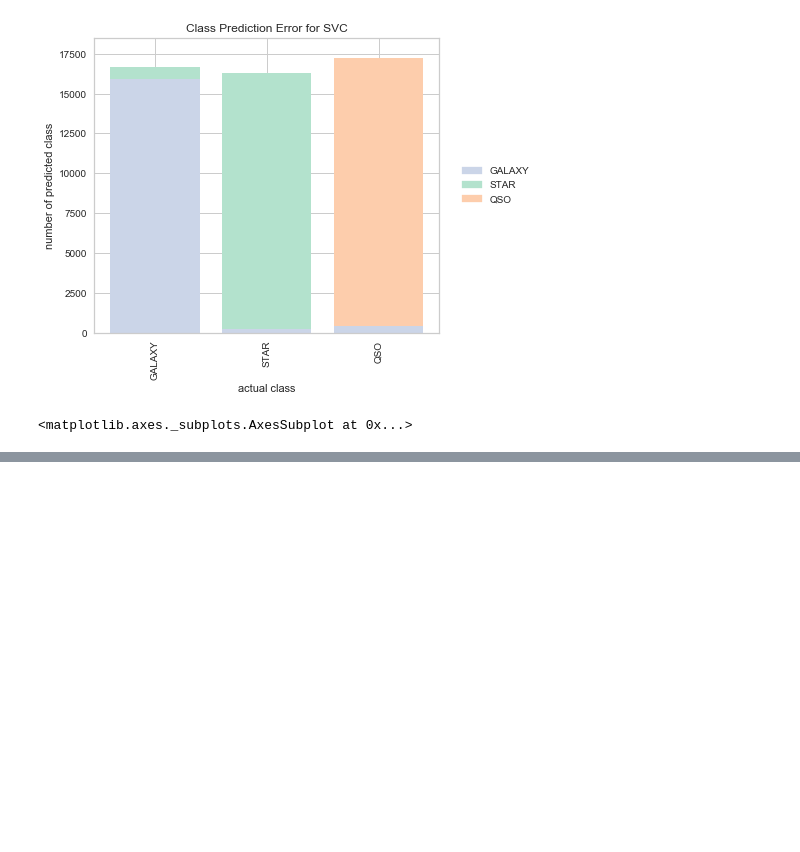
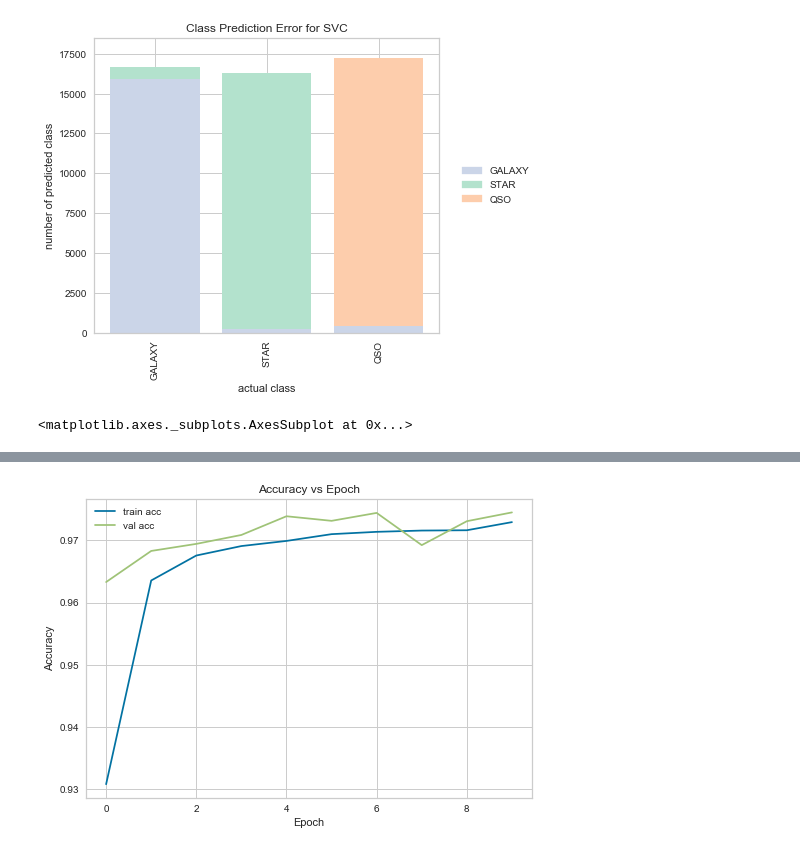
Before and after one commit to vedang9/Stellar-Classification, a Jupyter notebook: Untitled.ipynb, the cells around one changed output, grey strips where cells are left out. Cells and saved outputs as stored; diff of their text form; code cells hidden in the pictures; blank space fills up the shorter version.

```diff
--- a/Untitled.ipynb
+++ b/Untitled.ipynb
@@ -331,0 +493,12 @@ visualizer.show()
+# %%
+# plot the accuracy
+plt.plot(ann.history.history['accuracy'], label='train acc')
+plt.plot(ann.history.history['val_accuracy'], label='val acc')
+plt.legend()
+plt.xlabel("Epoch")
+plt.ylabel("Accuracy")
+plt.title("Accuracy vs Epoch")
+plt.show()
+#plt.savefig('AccVal_acc')
+# %% [output]
+[figure, added]
```
Also changed, not shown: parts of 25 cells of this notebook, 1 other file.
